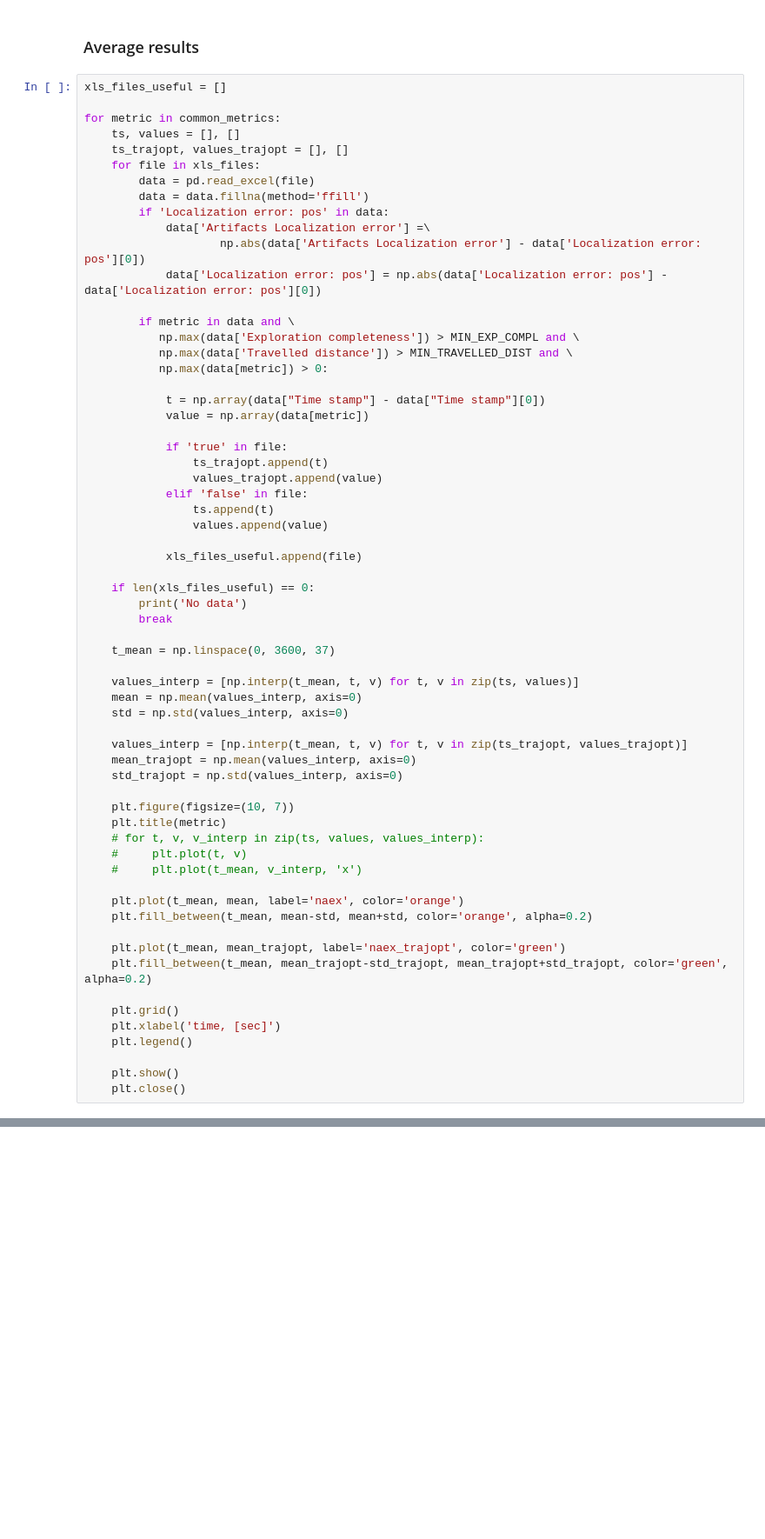
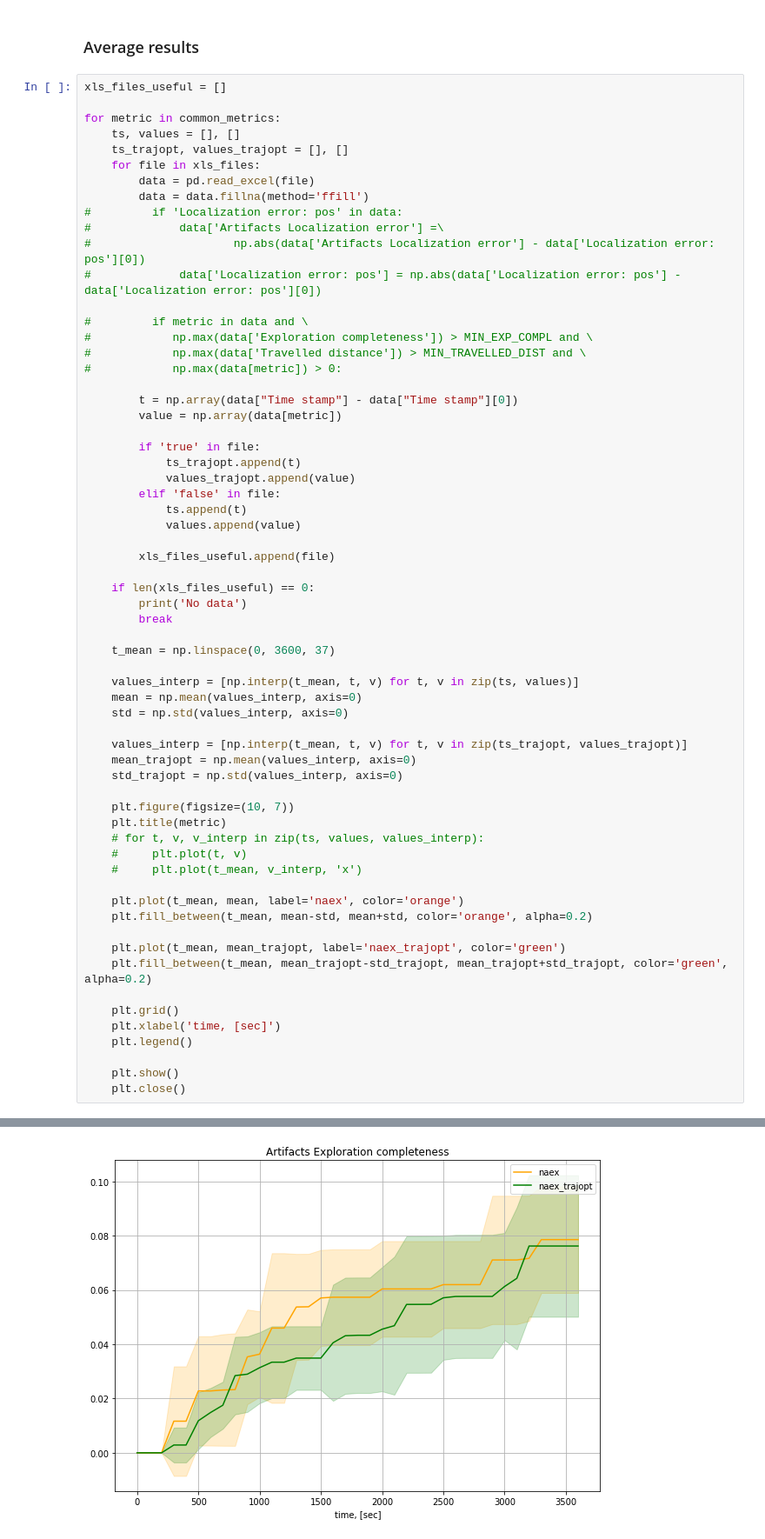
Before and after one commit to tpet/rpz_planning, a Jupyter notebook: notebooks/metrics_xls_parser.ipynb, the cells around one changed output, grey strips where cells are left out. Shown at 87% size. Saved outputs shown, nothing was run; the diff lists cells and outputs as text; blank space fills up the shorter version.

Commit message:
modified dist based mask including different artifacts ranges

```diff
--- a/notebooks/metrics_xls_parser.ipynb
+++ b/notebooks/metrics_xls_parser.ipynb
@@ -175,27 +176,27 @@ for metric in common_metrics:
     for file in xls_files:
         data = pd.read_excel(file)
         data = data.fillna(method='ffill')
-        if 'Localization error: pos' in data:
-            data['Artifacts Localization error'] =\
-                    np.abs(data['Artifacts Localization error'] - data['Localization error: pos'][0])
-            data['Localization error: pos'] = np.abs(data['Localization error: pos'] - data['Localization error: pos'][0])
+#         if 'Localization error: pos' in data:
+#             data['Artifacts Localization error'] =\
+#                     np.abs(data['Artifacts Localization error'] - data['Localization error: pos'][0])
+#             data['Localization error: pos'] = np.abs(data['Localization error: pos'] - data['Localization error: pos'][0])
 
-        if metric in data and \
-           np.max(data['Exploration completeness']) > MIN_EXP_COMPL and \
-           np.max(data['Travelled distance']) > MIN_TRAVELLED_DIST and \
-           np.max(data[metric]) > 0:
+#         if metric in data and \
+#            np.max(data['Exploration completeness']) > MIN_EXP_COMPL and \
+#            np.max(data['Travelled distance']) > MIN_TRAVELLED_DIST and \
+#            np.max(data[metric]) > 0:
 
-            t = np.array(data["Time stamp"] - data["Time stamp"][0])
-            value = np.array(data[metric])
+        t = np.array(data["Time stamp"] - data["Time stamp"][0])
+        value = np.array(data[metric])
 
-            if 'true' in file:
-                ts_trajopt.append(t)
-                values_trajopt.append(value)
-            elif 'false' in file:
-                ts.append(t)
-                values.append(value)
+        if 'true' in file:
+            ts_trajopt.append(t)
+            values_trajopt.append(value)
+        elif 'false' in file:
+            ts.append(t)
+            values.append(value)
 
-            xls_files_useful.append(file)
+        xls_files_useful.append(file)
 
     if len(xls_files_useful) == 0:
         print('No data')
@@ -233,0 +234 @@ No data
+[figure, added]
```
Also changed, not shown: parts of 6 cells of this notebook, 5 other files.
